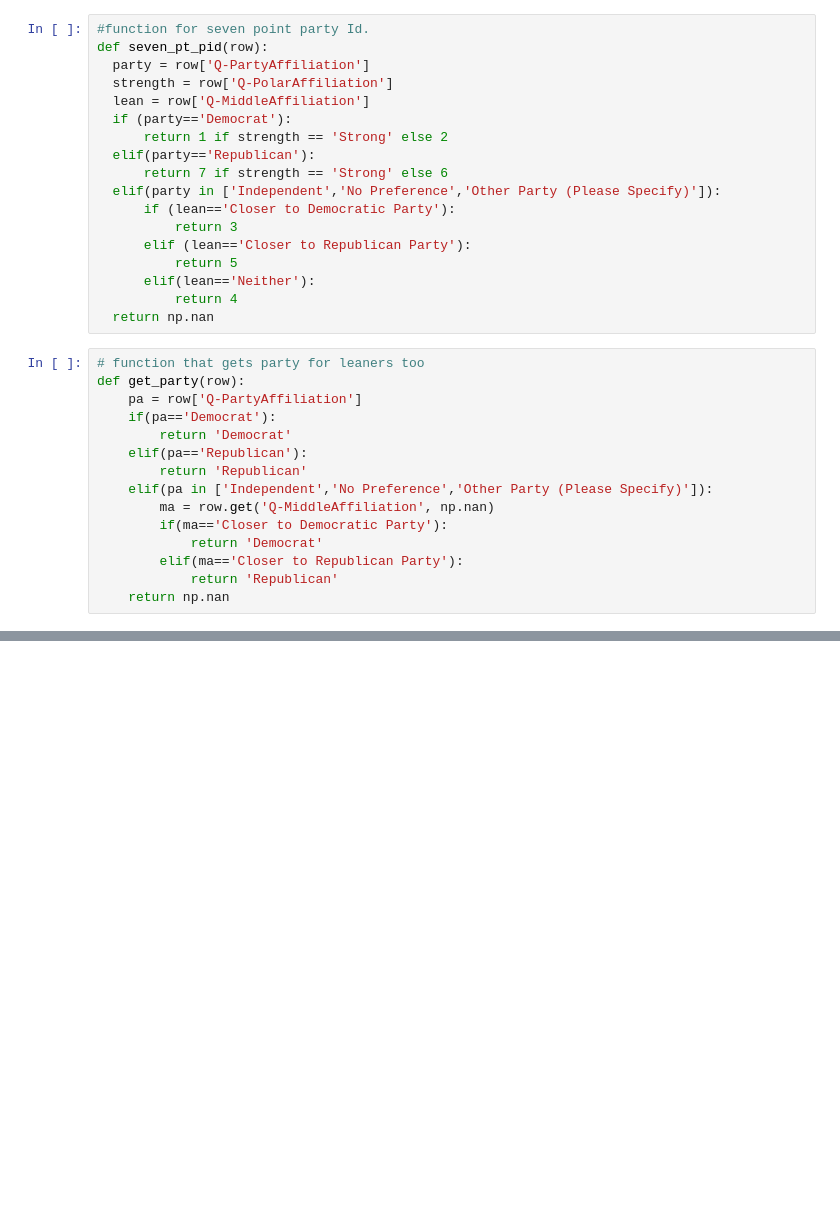
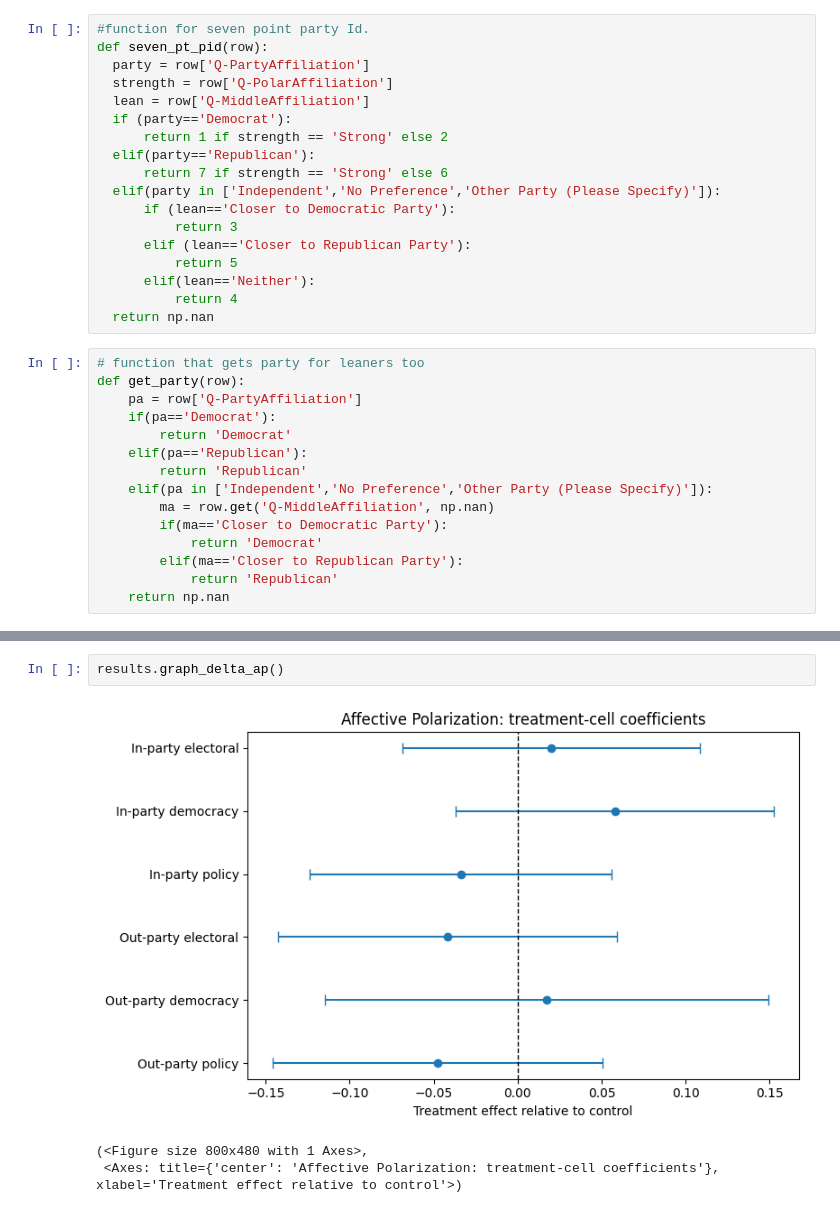
Before and after one commit to Jules-Vatel/SSI_SPRING, a Jupyter notebook: SSI_SPRING.ipynb, the cells around one changed output, grey strips where cells are left out. Saved outputs shown, nothing was run; the diff lists cells and outputs as text; blank space fills up the shorter version.

```diff
--- a/SSI_SPRING.ipynb
+++ b/SSI_SPRING.ipynb
@@ -200 +359,7 @@ RQ4: Framing x Party (AP) <F test: F=0.29943856414627745, p=0.741978058997586, d
 RQ4: Framing x Party (TB) <F test: F=0.3501160827346951, p=0.7055723602758321, df_denom=89, df_num=2>
+# %%
+results.graph_delta_ap()
+# %% [output]
+[figure, added]
+(<Figure size 800x480 with 1 Axes>,
+ <Axes: title={'center': 'Affective Polarization: treatment-cell coefficients'}, xlabel='Treatment effect relative to control'>)
```
Also changed, not shown: parts of 5 cells of this notebook.
